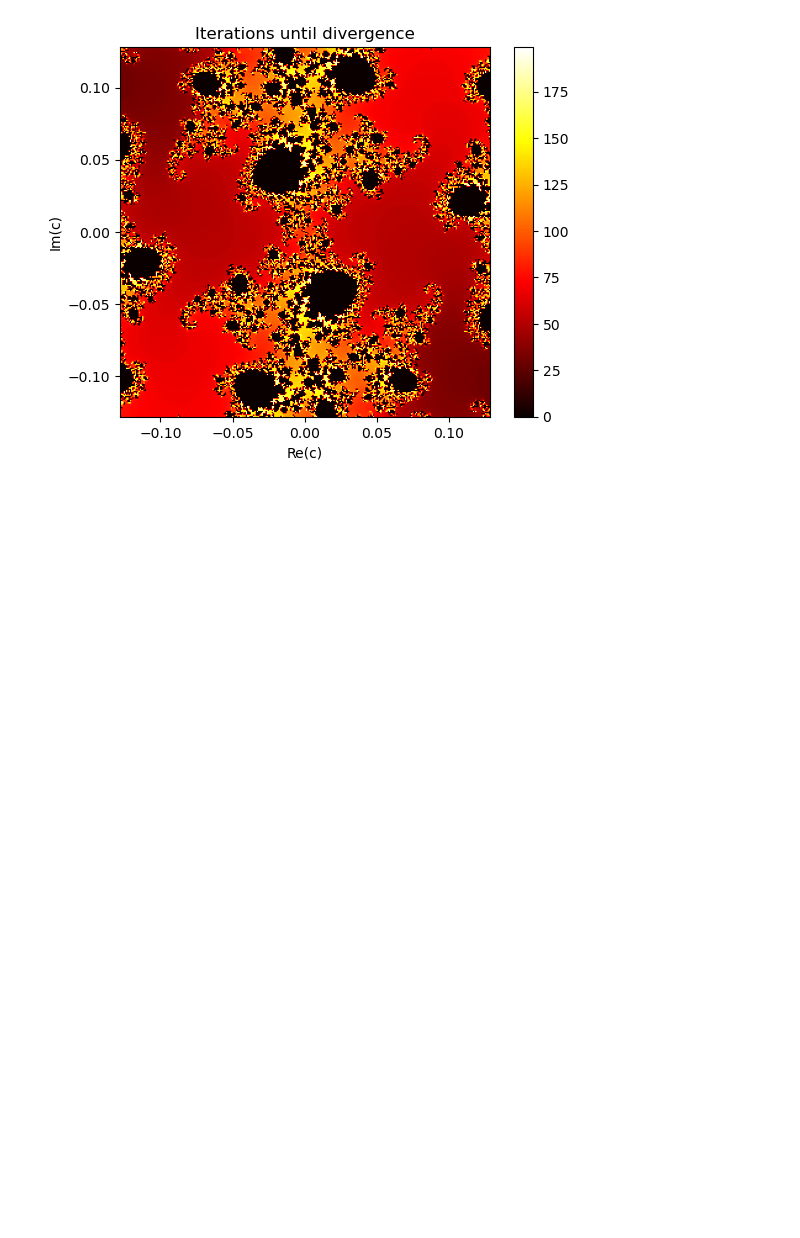
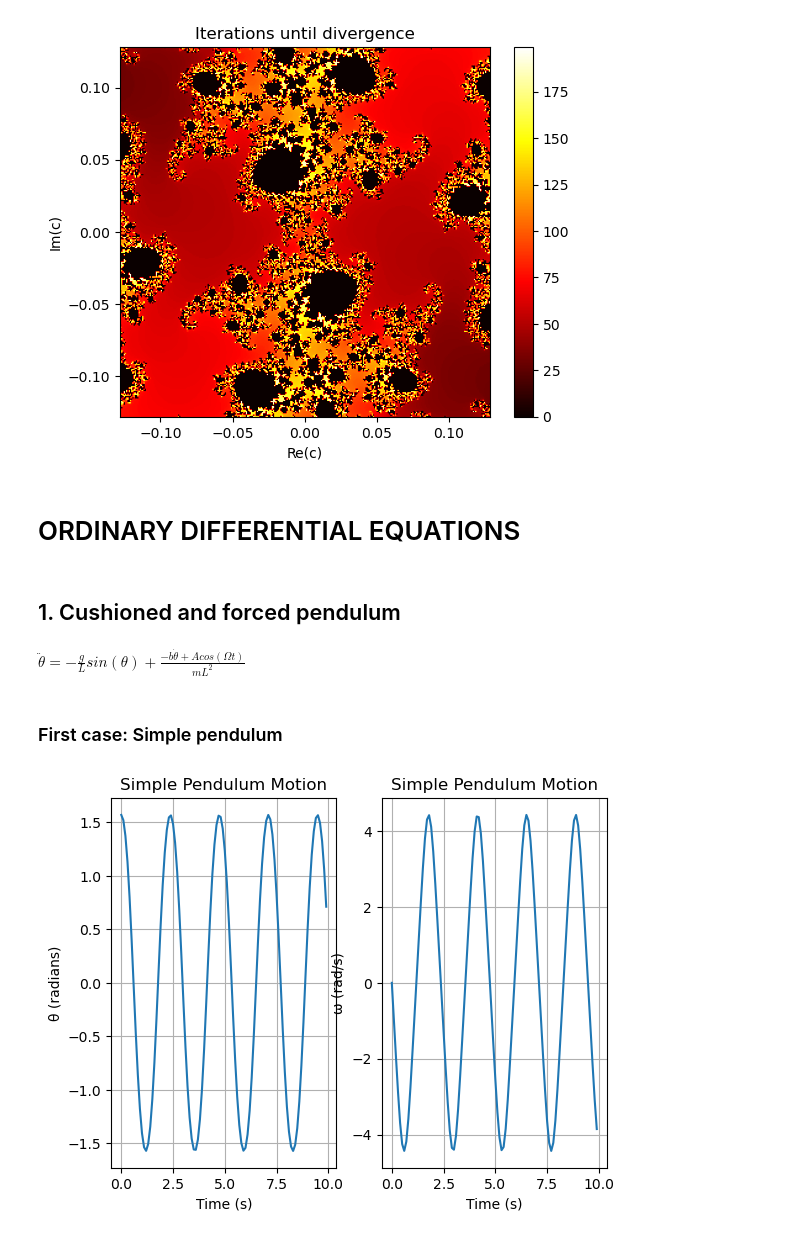
Before and after one commit to Alverd02/Simulations, a Jupyter notebook: Simulations.ipynb, the cells around one changed output. Drawn from its saved outputs; the diff is of its cells as text; code cells hidden in the pictures; blank space fills up the shorter version.

```diff
--- a/Simulations.ipynb
+++ b/Simulations.ipynb
@@ -358,3 +355,40 @@ for filename in filenames:
     images.append(imageio.imread(f"Julia_zoom GIF/{filename}"))
 
 imageio.mimsave('Julia_zoom.gif', images)
+# %% [markdown]
+# ORDINARY DIFFERENTIAL EQUATIONS
+# %% [markdown]
+## 1. Cushioned and forced pendulum
+# %% [markdown]
+$\ddot\theta = -\frac{g}{L}sin(\theta) + \frac{-b\dot\theta + Acos(\Omega t)}{mL^2}$
+# %% [markdown]
+### First case: Simple pendulum
+# %%
+def equdif(y,t,g,L,b,A,Omeg,m):
+    theta,omega=y
+    dydt = (omega,-(g/L)*np.sin(theta)+(-b*omega+A*np.cos(Omeg*t))/(m*L**2))
+    return dydt
+t = np.arange(0,10,0.1)
+g = 9.8 #m/s^2
+L = 1 #m
+b = 0 #kgm^2/s
+A = 0 #1/s^2
+Omeg = 0
+m = 1 #kg
+y_0 = (np.pi/2,0.0)
+sol = sc.integrate.odeint(equdif,y_0,t,args=(g,L,b,A,Omeg,m))
+plt.subplot(1,2,1)
+plt.plot(t, sol[:, 0])
+plt.xlabel('Time (s)')
+plt.ylabel('θ (radians)')
+plt.grid(True)
+plt.title('Simple Pendulum Motion')
+plt.subplot(1,2,2)
+plt.plot(t, sol[:, 1])
+plt.xlabel('Time (s)')
+plt.ylabel('ω (rad/s)')
+plt.title('Simple Pendulum Motion')
+plt.grid(True)
+plt.show()
+# %% [output]
+[figure, added]
```
Also changed, not shown: parts of 15 cells of this notebook.
